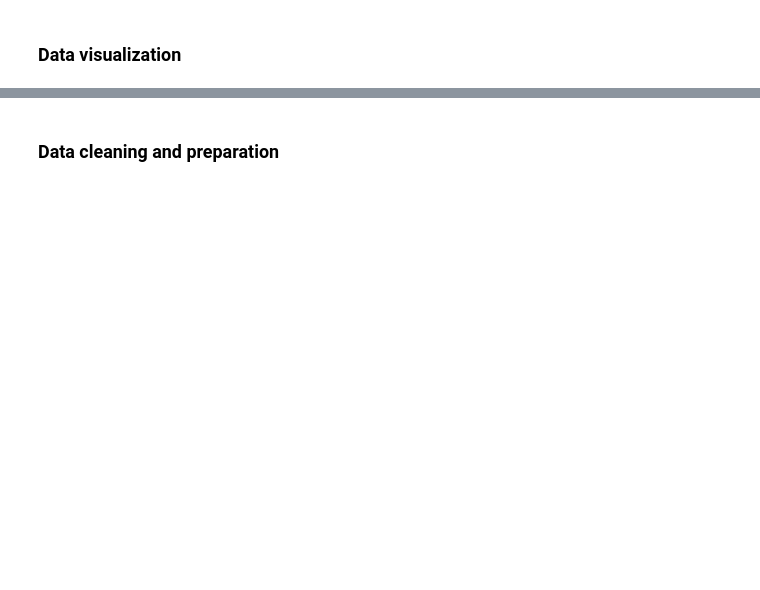
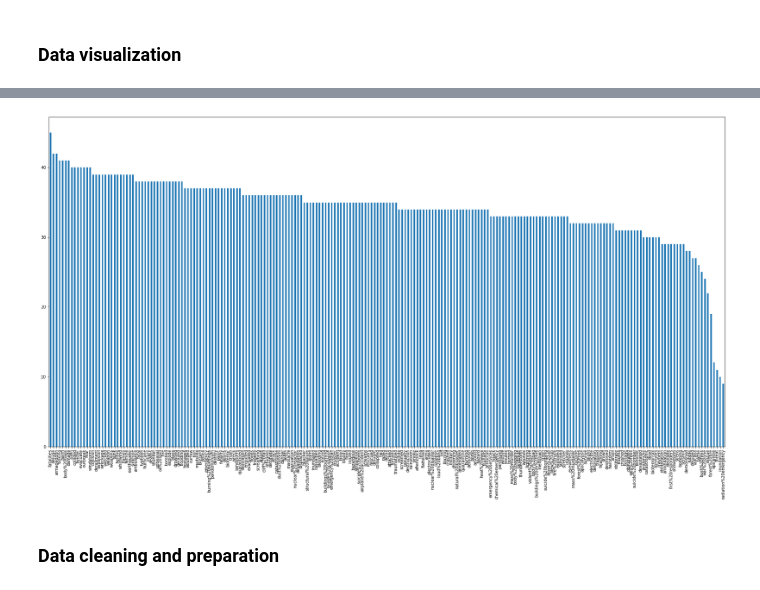
Before and after one commit to kvan493/Real-or-Not-NLP-with-Disaster-Tweets-from-Kaggle, a Jupyter notebook: Real_or_Not_NLP_disaster_tweets_kaggle.ipynb, the cells around one changed output, grey strips where cells are left out. Cells and saved outputs as stored; diff of their text form; code cells hidden in the pictures; blank space fills up the shorter version.

```diff
--- a/Real_or_Not_NLP_disaster_tweets_kaggle.ipynb
+++ b/Real_or_Not_NLP_disaster_tweets_kaggle.ipynb
@@ -216,3 +252,11 @@ train['target'].value_counts().plot(kind = 'bar', figsize = (8, 5))
+# %%
+#Viewing the distribution of keywords
+fig = plt.figure(figsize = (30, 15))
+
+train.keyword.value_counts().plot(kind = 'bar')
+plt.show();
+# %% [output]
+[figure, added]
 # %% [markdown]
 ### Data cleaning and preparation
 # %%
```
Also changed, not shown: parts of 63 cells of this notebook.
